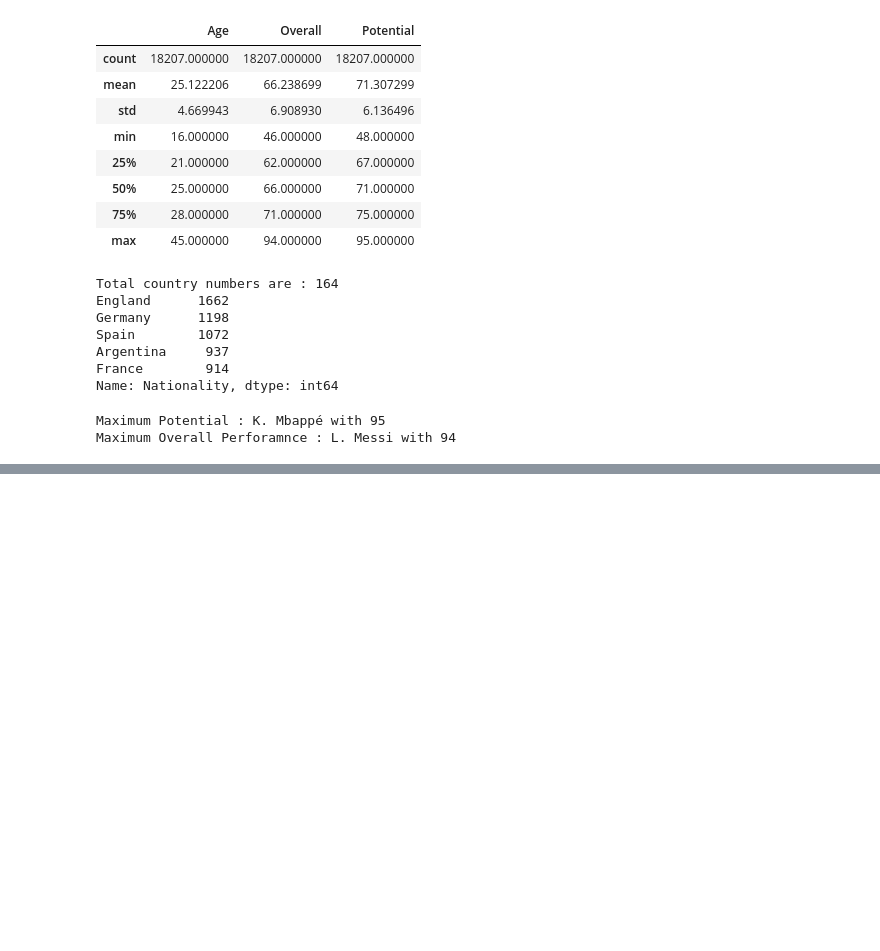
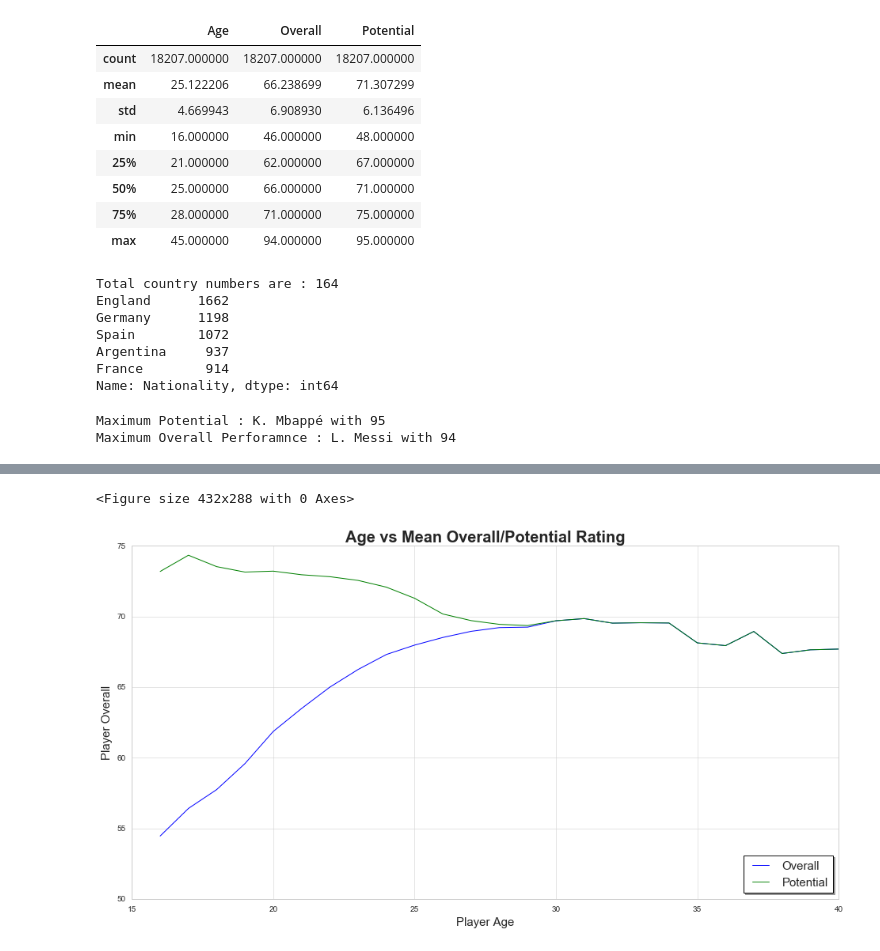
Before and after one commit to AustinYanghc/Python-ILP, a Jupyter notebook: FIFA 19.ipynb, the cells around one changed output, grey strips where cells are left out. Saved outputs shown, nothing was run; the diff lists cells and outputs as text; code cells hidden in the pictures; blank space fills up the shorter version.

```diff
--- a/FIFA 19.ipynb
+++ b/FIFA 19.ipynb
@@ -95,0 +126,23 @@ while i < 5:
+# %%
+# Selecting players with age smaller then 40
+dataset40 = dataset.loc[dataset['Age'] <= 40]
+# Selecting unique Age from DataFrame
+age = dataset40.sort_values("Age")['Age'].unique()
+# Selecting mean Overall from DataFrame
+overall = dataset40.groupby("Age")["Overall"].mean().values
+# Selecting mean Overall from DataFrame
+potential = dataset40.groupby("Age")["Potential"].mean().values
+# %%
+plt.figure()
+plt.figure(figsize=(16,8))
+plt.title('Age vs Mean Overall/Potential Rating', fontsize=20, fontweight='bold')
+plt.xlabel('Player Age', fontsize=15)
+plt.ylabel('Player Overall', fontsize=15)
+sns.set_style("dark")
+plt.plot(age, overall, label="Overall")
+plt.plot(age, potential, label="Potential")
+plt.legend(loc=4, prop={'size': 15}, frameon=True,shadow=True, facecolor="white", edgecolor="black")
+plt.show()
+# %% [output]
+<Figure size 432x288 with 0 Axes>
+[figure, added]
```
Also changed, not shown: parts of 11 cells of this notebook, 1 other file.
